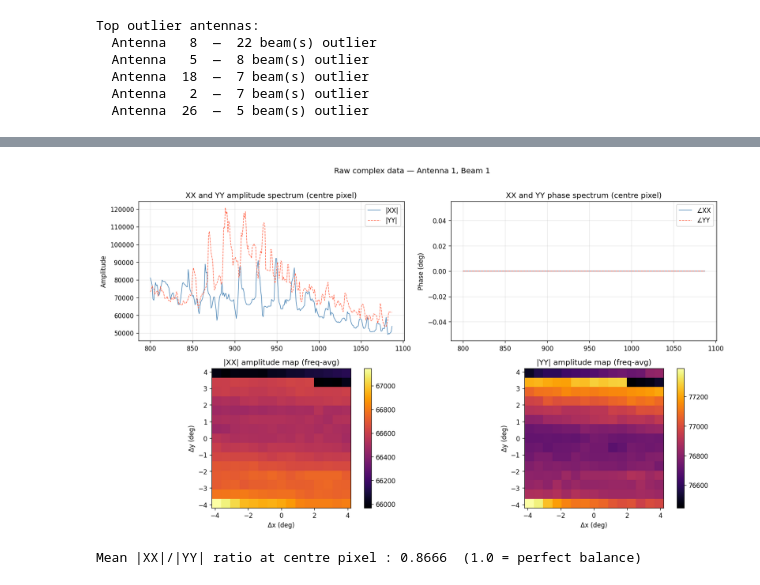
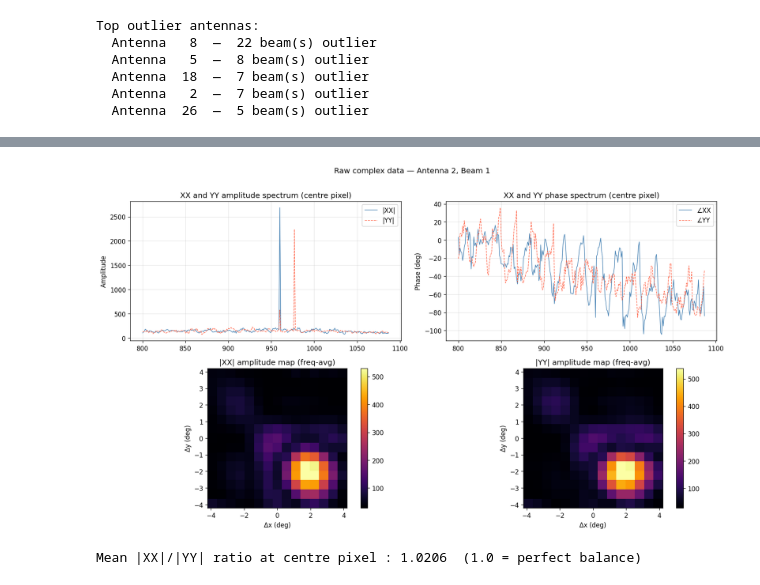
Before and after one commit to wasimraja81/askap-beam-analysis, a Jupyter notebook: holopy_hdf5_analysis.ipynb, the cells around one changed output, grey strips where cells are left out. Cells and saved outputs as stored; diff of their text form; code cells hidden in the pictures.

```diff
--- a/holopy_hdf5_analysis.ipynb
+++ b/holopy_hdf5_analysis.ipynb
@@ -454,5 +703,6 @@ identical layout to Section 10 of the FITS notebook.  Change `ANT_IDX` and
 # %%
-ANT_IDX  = 0   # ← 0-based; antenna number = antennas[ANT_IDX]
+# NOTE: antenna indices 0,2,6,9,18 are all-NaN — use any other index
+ANT_IDX  = 1   # ← 0-based; antenna number = antennas[ANT_IDX]
 BEAM_IDX = 0   # ← 0-based; beam number   = beams[BEAM_IDX]
 
 # freq-average: (pol, y, x)
@@ -688,5 +1073,6 @@ Key things to check:
 # %%
-ANT_IDX  = 0
+# NOTE: antenna indices 0,2,6,9,18 are all-NaN — use any other index
+ANT_IDX  = 1
 BEAM_IDX = 0
 
 with h5py.File(XXYY_FILE, 'r') as f:
@@ -715,32 +1101,32 @@ axes[0, 0].legend(); axes[0, 0].grid(True, alpha=0.3)
 axes[0, 1].plot(freqs_mhz, np.degrees(np.angle(xx_spec)), lw=0.9, label='∠XX', color='steelblue')
 axes[0, 1].plot(freqs_mhz, np.degrees(np.angle(yy_spec)), lw=0.9, label='∠YY', color='tomato', ls='--')
 axes[0, 1].set_ylabel('Phase (deg)')
 axes[0, 1].set_title('XX and YY phase spectrum (centre pixel)')
 axes[0, 1].legend(); axes[0, 1].grid(True, alpha=0.3)
 
 # Frequency-averaged amplitude maps — robust colour scale
 for ax_i, (data, label) in enumerate([(XX, 'XX'), (YY, 'YY')]):
     amp_map = np.abs(data).mean(axis=0)
     finite_amp = amp_map[np.isfinite(amp_map)]
     _av1, _av99 = np.nanpercentile(finite_amp, [1, 99])
     im = axes[1, ax_i].imshow(
         amp_map, origin='lower', cmap='inferno',
         extent=extent_deg, vmin=_av1, vmax=_av99
     )
     plt.colorbar(im, ax=axes[1, ax_i])
     axes[1, ax_i].set_title(f'|{label}| amplitude map (freq-avg)')
     axes[1, ax_i].set_xlabel('Δx (deg)')
     axes[1, ax_i].set_ylabel('Δy (deg)')
 
 fig.suptitle(
     f'Raw complex data — Antenna {antennas[ANT_IDX]}, Beam {beams[BEAM_IDX]}',
     y=1.01
 )
 fig.tight_layout()
 plt.show()
 
 ratio = np.abs(xx_spec).mean() / np.abs(yy_spec).mean()
 print(f'Mean |XX|/|YY| ratio at centre pixel : {ratio:.4f}  (1.0 = perfect balance)')
 # %% [output]
-[figure, old version]
+[figure, new version]
-Mean |XX|/|YY| ratio at centre pixel : 0.8666  (1.0 = perfect balance)
+Mean |XX|/|YY| ratio at centre pixel : 1.0206  (1.0 = perfect balance)
```
Also changed, not shown: parts of 18 cells of this notebook.
